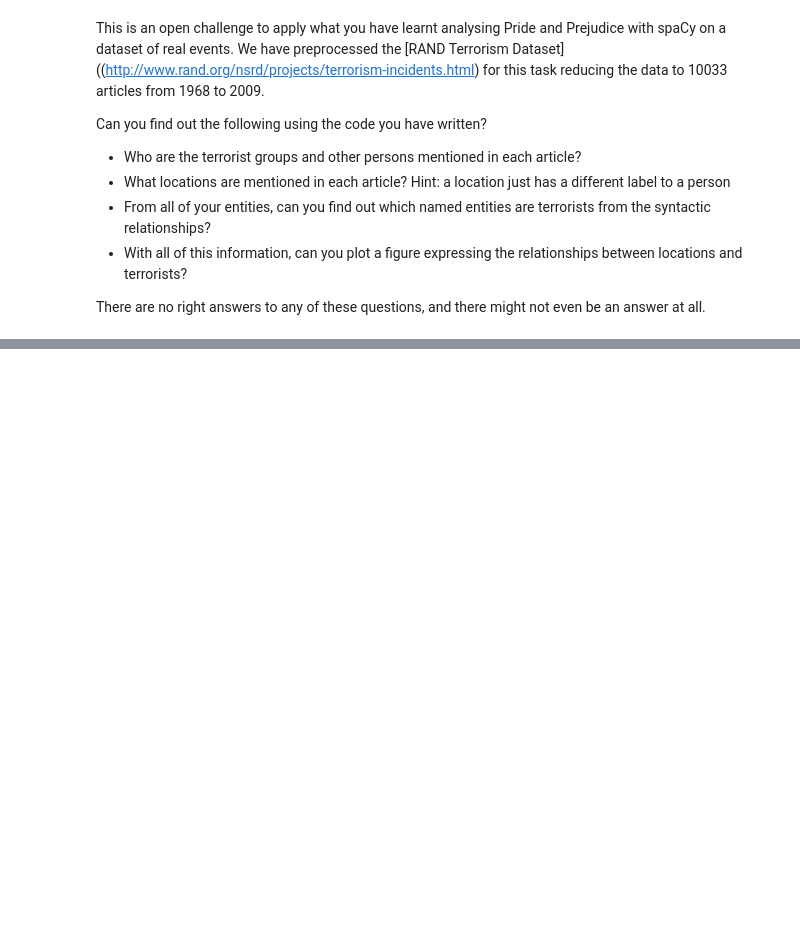
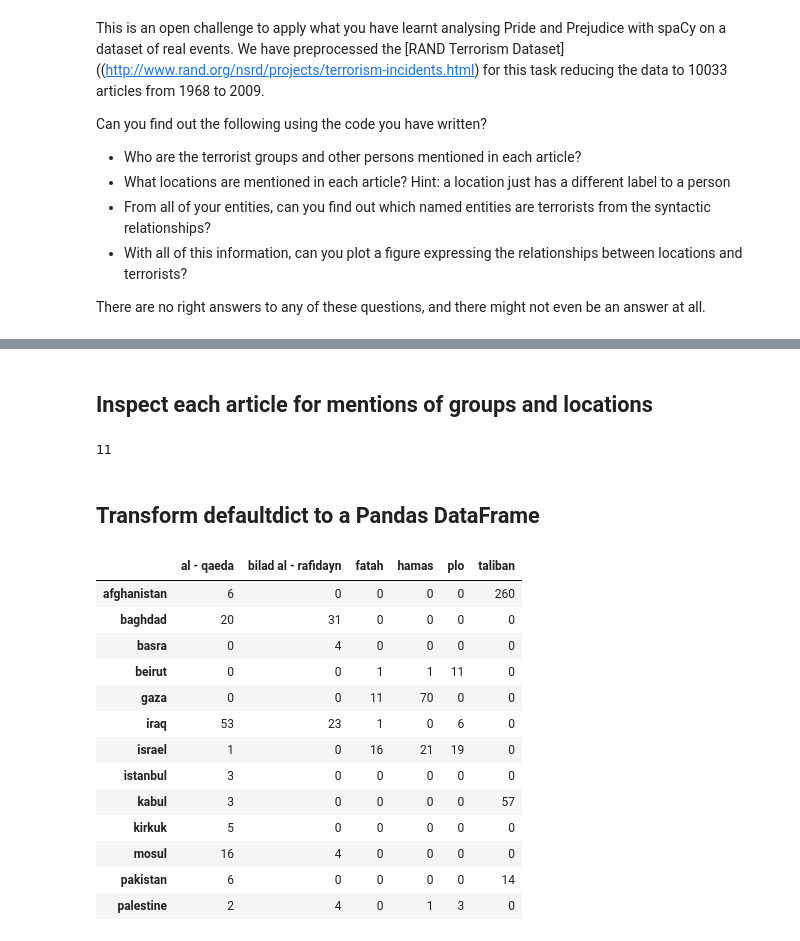
Before and after one commit to cytora/pycon-nlp-in-10-lines, a Jupyter notebook: 02_rand_dataset.ipynb, the cells around one changed output, grey strips where cells are left out. Drawn from its saved outputs; the diff is of its cells as text; code cells hidden in the pictures; blank space fills up the shorter version.

```diff
--- a/02_rand_dataset.ipynb
+++ b/02_rand_dataset.ipynb
@@ -15,7 +15,12 @@ There are no right answers to any of these questions, and there might not even b
 # %%
 # To get you started we can import Pandas and Seaborn which might help you
 # build a graph or visualisation of the data
+% matplotlib inline
 
+from collections import defaultdict, Counter
+
+import matplotlib.pyplot as plt
+import matplotlib as mpl
 import pandas as pd
 import seaborn as sns
 import spacy
@@ -24,7 +29,12 @@ nlp = spacy.load('en')
 
 def read_file(file_name):
     with open(file_name, 'r') as file:
-        return file.read().decode('utf-8')
+        return file.read()
 
-terrorism_file = read_file('data/rand-terrorism-dataset.txt')
-terrorism_articles = nlp(terrorism_file)
+def read_file_to_list(file_name):
+    with open(file_name, 'r') as file:
+        return file.readlines()
+
+# The file has been re-encoded in UTF-8, the source encoding is Latin-1
+terrorism_articles = read_file_to_list('data/rand-terrorism-dataset.txt')
+terrorism_articles_nlp = [nlp(art) for art in terrorism_articles]
@@ -34,0 +55,49 @@ terrorism_articles = nlp(terrorism_file)
+# %%
+common_terr = ['taliban','al - qaeda','hamas','fatah','plo','bilad al - rafidayn']
+common_locs = ['iraq','baghdad','kirkuk','mosul','afghanistan','kabul','basra','palestine','gaza','israel','istanbul','beirut','pakistan']
+# %% [markdown]
+## Inspect each article for mentions of groups and locations
+# %%
+location_entity_dict = defaultdict(Counter)
+
+for article in terrorism_articles_nlp:
+    #Get all the groups and locations in the article
+    article_ents = [ent.lemma_ for ent in article.ents if ent.label_ == 'PERSON' or ent.label_ == 'ORG']
+    article_locs = [ent.lemma_ for ent in article.ents if ent.label_ =='GPE']
+
+    #Filter groups and locations for only those which we are interested in
+    ents_filtered = [ent for ent in article_ents if ent in common_terr]
+    locs_filtered = [loc for loc in article_locs if loc in common_locs]
+
+    for found_entity in ents_filtered:
+        for found_location in locs_filtered:
+            location_entity_dict[found_entity][found_location]+=1
+
+# Let's inspect a specific combination as a cursory check on the for loop operating correctly
+location_entity_dict['plo']['beirut']
+# %% [output]
+11
+# %% [markdown]
+## Transform defaultdict to a Pandas DataFrame
+# %%
+# Transform the dictionary into a pandas DataFrame and fill NaN values with zeroes
+le_df = pd.DataFrame.from_dict(dict(location_entity_dict),dtype=int)
+le_df = df.fillna(value=0).astype(int)
+
+# Show DF to console
+le_df
+# %% [output]
+|  | al - qaeda | bilad al - rafidayn | fatah | hamas | plo | taliban |
+| afghanistan | 6 | 0 | 0 | 0 | 0 | 260 |
+| baghdad | 20 | 31 | 0 | 0 | 0 | 0 |
+| basra | 0 | 4 | 0 | 0 | 0 | 0 |
+| beirut | 0 | 0 | 1 | 1 | 11 | 0 |
+| gaza | 0 | 0 | 11 | 70 | 0 | 0 |
+| iraq | 53 | 23 | 1 | 0 | 6 | 0 |
+| israel | 1 | 0 | 16 | 21 | 19 | 0 |
+| istanbul | 3 | 0 | 0 | 0 | 0 | 0 |
+| kabul | 3 | 0 | 0 | 0 | 0 | 57 |
+| kirkuk | 5 | 0 | 0 | 0 | 0 | 0 |
+| mosul | 16 | 4 | 0 | 0 | 0 | 0 |
+| pakistan | 6 | 0 | 0 | 0 | 0 | 14 |
+| palestine | 2 | 4 | 0 | 1 | 3 | 0 |
```
Also changed, not shown: parts of 5 cells of this notebook.
